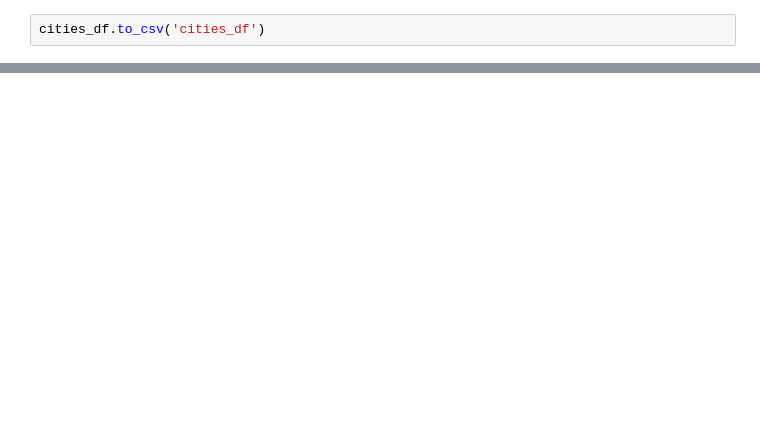
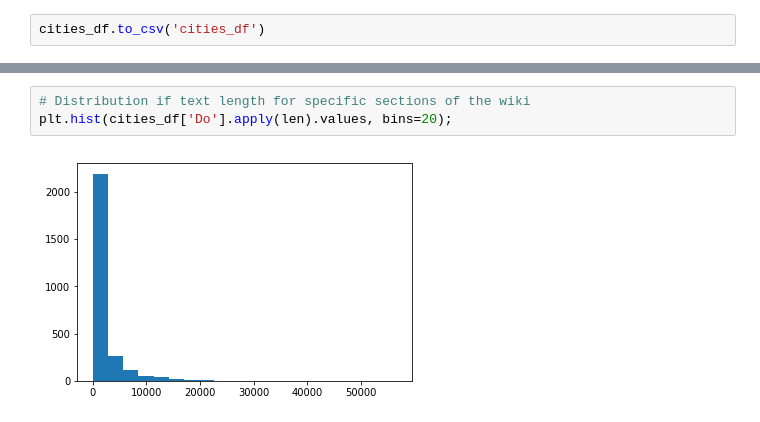
Before and after one commit to sq2141/city-discovery, a Jupyter notebook: wikitravel_cities_soup_cleaner.ipynb, the cells around one changed output, grey strips where cells are left out. Drawn from its saved outputs; the diff is of its cells as text; blank space fills up the shorter version.

```diff
--- a/wikitravel_cities_soup_cleaner.ipynb
+++ b/wikitravel_cities_soup_cleaner.ipynb
@@ -235,0 +256,5 @@ cities_df.to_csv('cities_df')
+# %%
+# Distribution if text length for specific sections of the wiki
+plt.hist(cities_df['Do'].apply(len).values, bins=20);
+# %% [output]
+[figure, added]
```
Also changed, not shown: parts of 2 cells of this notebook.
